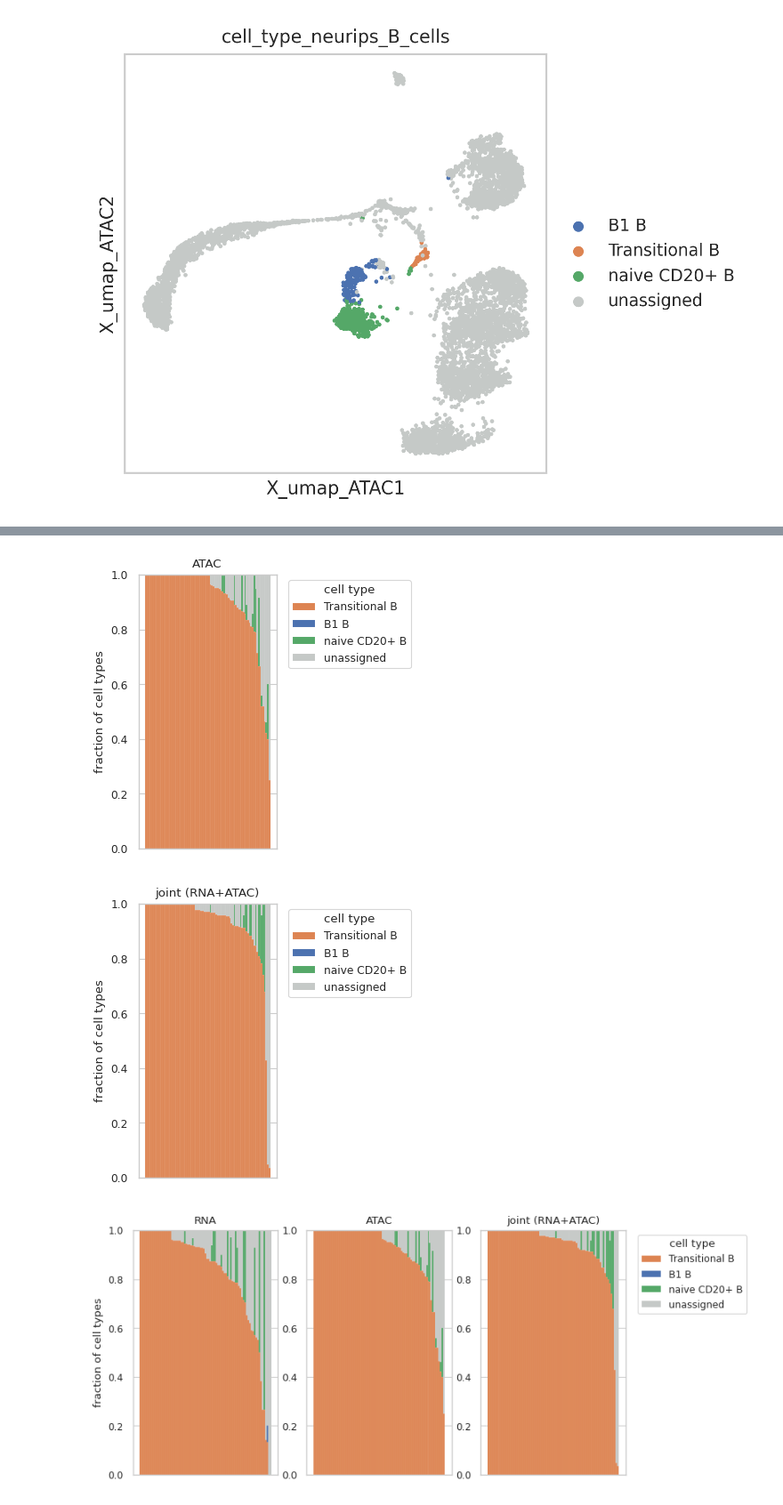
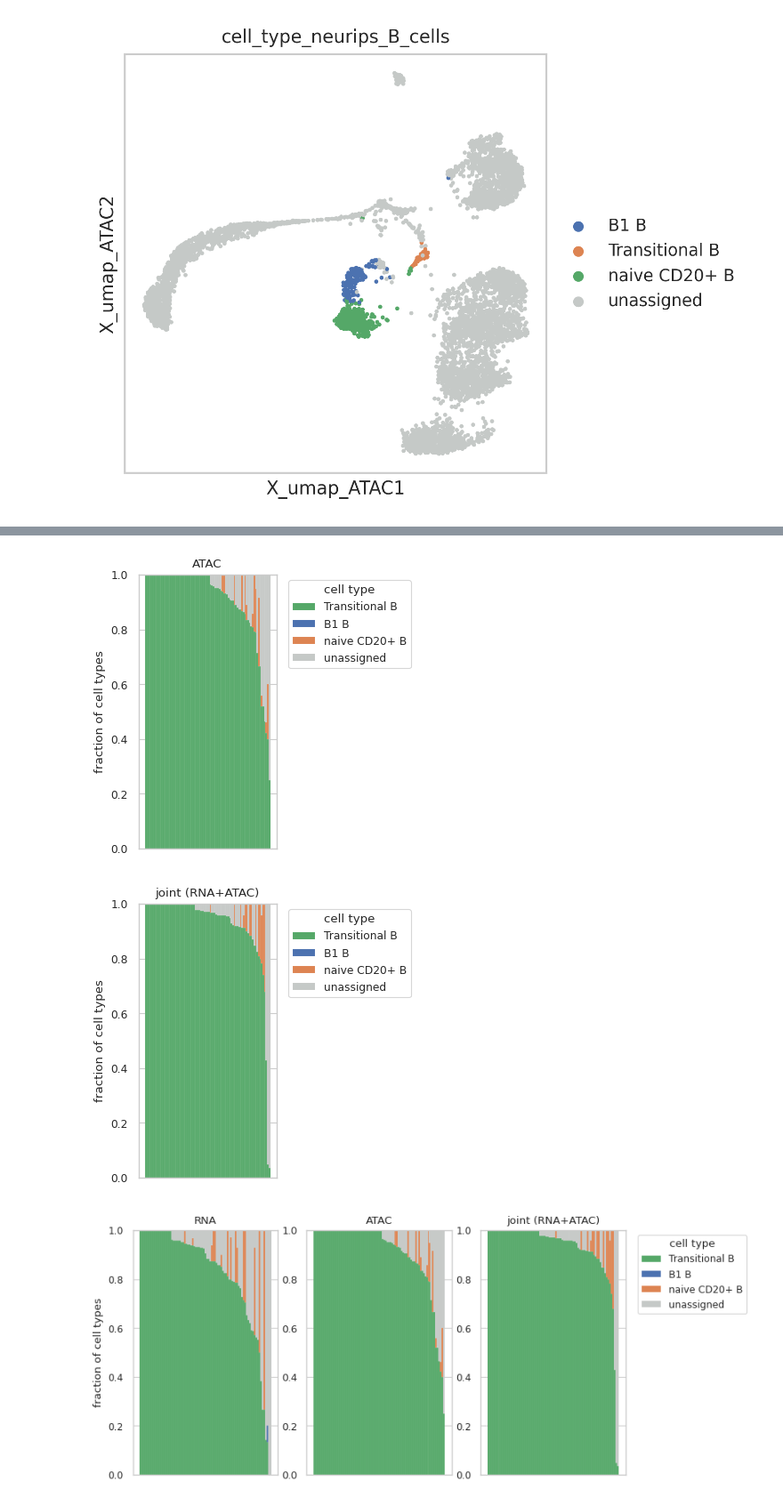
Before and after one commit to czbiohub-sf/celltype_annotation_tutorial, a Jupyter notebook: notebooks/Fig4S1_RNA_ATAC_celltype_distances.ipynb, the cells around one changed output, grey strips where cells are left out. Shown at 89% size. Drawn from its saved outputs; the diff is of its cells as text; code cells hidden in the pictures.

Commit message:
edited color palettes for the ATAC figure panels

```diff
--- a/notebooks/Fig4S1_RNA_ATAC_celltype_distances.ipynb
+++ b/notebooks/Fig4S1_RNA_ATAC_celltype_distances.ipynb
@@ -1349,9 +1306,9 @@ naiveCD20B = df_sorted.loc[:,"naive CD20+ B"].to_list()
 unassigned = df_sorted.loc[:,"unassigned"].to_list()
 
 fig, ax = plt.subplots(figsize=(2,4))
-ax.bar(df_sorted.index,transB, color="#dd8452", width=1,label="Transitional B", linewidth = 0.05)
+ax.bar(df_sorted.index,transB, color="#55a868", width=1,label="Transitional B", linewidth = 0.05)
 ax.bar(df_sorted.index, B1B, bottom=transB, color="#4c72b0", width=1, label="B1 B", linewidth = 0.05)
-ax.bar(df_sorted.index, naiveCD20B, bottom= [sum(x) for x in zip(transB, B1B)], color="#55a868", width=1,
+ax.bar(df_sorted.index, naiveCD20B, bottom= [sum(x) for x in zip(transB, B1B)], color="#dd8452", width=1,
        label="naive CD20+ B", linewidth = 0.05)
 ax.bar(df_sorted.index, unassigned,bottom = [sum(x) for x in zip(transB, B1B, naiveCD20B)],
        color="#C5C9C7", width=1, label="unassigned", linewidth = 0.05)
@@ -1363,7 +1320,7 @@ plt.savefig(figpath+"frac_B_subtypes_neighbors_ATAC_stacked_bars.pdf",
             dpi=300, bbox_inches="tight", pad_inches=0)
 plt.show()
 # %% [output]
-[figure, old version]
+[figure, new version]
 # %%
 df_sorted = df_frac_joint.sort_values('Transitional B', ascending=False)
 transB = df_sorted.loc[:,"Transitional B"].to_list()
@@ -1372,9 +1329,9 @@ naiveCD20B = df_sorted.loc[:,"naive CD20+ B"].to_list()
 unassigned = df_sorted.loc[:,"unassigned"].to_list()
 
 fig, ax = plt.subplots(figsize=(2,4))
-ax.bar(df_sorted.index,transB, color="#dd8452", width=1,label="Transitional B", linewidth = 0.05)
+ax.bar(df_sorted.index,transB, color="#55a868", width=1,label="Transitional B", linewidth = 0.05)
 ax.bar(df_sorted.index, B1B, bottom=transB, color="#4c72b0", width=1, label="B1 B", linewidth = 0.05)
-ax.bar(df_sorted.index, naiveCD20B, bottom= [sum(x) for x in zip(transB, B1B)], color="#55a868", width=1,
+ax.bar(df_sorted.index, naiveCD20B, bottom= [sum(x) for x in zip(transB, B1B)], color="#dd8452", width=1,
        label="naive CD20+ B", linewidth = 0.05)
 ax.bar(df_sorted.index, unassigned,bottom = [sum(x) for x in zip(transB, B1B, naiveCD20B)],
        color="#C5C9C7", width=1, label="unassigned", linewidth = 0.05)
@@ -1387,7 +1344,7 @@ plt.savefig(figpath+"frac_B_subtypes_neighbors_joint_stacked_bars.pdf",
             dpi=300, bbox_inches="tight", pad_inches=0)
 plt.show()
 # %% [output]
-[figure, old version]
+[figure, new version]
 # %%
 fig, axs = plt.subplots(1,3, figsize=(8,4))
 
@@ -1398,9 +1355,9 @@ B1B = df_sorted.loc[:,"B1 B"].to_list()
 naiveCD20B = df_sorted.loc[:,"naive CD20+ B"].to_list()
 unassigned = df_sorted.loc[:,"unassigned"].to_list()
 
-axs[0].bar(df_sorted.index,transB, color="#dd8452", width=1,label="Transitional B", linewidth = 0.05)
+axs[0].bar(df_sorted.index,transB, color="#55a868", width=1,label="Transitional B", linewidth = 0.05)
 axs[0].bar(df_sorted.index, B1B, bottom=transB, color="#4c72b0", width=1, label="B1 B", linewidth = 0.05)
-axs[0].bar(df_sorted.index, naiveCD20B, bottom= [sum(x) for x in zip(transB, B1B)], color="#55a868", width=1,
+axs[0].bar(df_sorted.index, naiveCD20B, bottom= [sum(x) for x in zip(transB, B1B)], color="#dd8452", width=1,
        label="naive CD20+ B", linewidth = 0.05)
 axs[0].bar(df_sorted.index, unassigned,bottom = [sum(x) for x in zip(transB, B1B, naiveCD20B)],
        color="#C5C9C7", width=1, label="unassigned", linewidth = 0.05)
@@ -1416,39 +1373,39 @@ B1B = df_sorted.loc[:,"B1 B"].to_list()
 naiveCD20B = df_sorted.loc[:,"naive CD20+ B"].to_list()
 unassigned = df_sorted.loc[:,"unassigned"].to_list()
 
-axs[1].bar(df_sorted.index,transB, color="#dd8452", width=1,label="Transitional B", linewidth = 0.05)
+axs[1].bar(df_sorted.index,transB, color="#55a868", width=1,label="Transitional B", linewidth = 0.05)
 axs[1].bar(df_sorted.index, B1B, bottom=transB, color="#4c72b0", width=1, label="B1 B", linewidth = 0.05)
-axs[1].bar(df_sorted.index, naiveCD20B, bottom= [sum(x) for x in zip(transB, B1B)], color="#55a868", width=1,
+axs[1].bar(df_sorted.index, naiveCD20B, bottom= [sum(x) for x in zip(transB, B1B)], color="#dd8452", width=1,
        label="naive CD20+ B", linewidth = 0.05)
 axs[1].bar(df_sorted.index, unassigned,bottom = [sum(x) for x in zip(transB, B1B, naiveCD20B)],
        color="#C5C9C7", width=1, label="unassigned", linewidth = 0.05)
 #ax = df_sorted.plot(kind="bar", stacked=True, width=1)
 #axs[1].set_ylabel("fraction of cell types")
 axs[1].set_xticklabels([])
 axs[1].set_title("ATAC")
 
 
 # joint
 df_sorted = df_frac_joint.sort_values('Transitional B', ascending=False)
 transB = df_sorted.loc[:,"Transitional B"].to_list()
 B1B = df_sorted.loc[:,"B1 B"].to_list()
 naiveCD20B = df_sorted.loc[:,"naive CD20+ B"].to_list()
 unassigned = df_sorted.loc[:,"unassigned"].to_list()
 
-axs[2].bar(df_sorted.index,transB, color="#dd8452", width=1,label="Transitional B", linewidth = 0.05)
+axs[2].bar(df_sorted.index,transB, color="#55a868", width=1,label="Transitional B", linewidth = 0.05)
 axs[2].bar(df_sorted.index, B1B, bottom=transB, color="#4c72b0", width=1, label="B1 B", linewidth = 0.05)
-axs[2].bar(df_sorted.index, naiveCD20B, bottom= [sum(x) for x in zip(transB, B1B)], color="#55a868", width=1,
+axs[2].bar(df_sorted.index, naiveCD20B, bottom= [sum(x) for x in zip(transB, B1B)], color="#dd8452", width=1,
        label="naive CD20+ B", linewidth = 0.05)
 axs[2].bar(df_sorted.index, unassigned,bottom = [sum(x) for x in zip(transB, B1B, naiveCD20B)],
        color="#C5C9C7", width=1, label="unassigned", linewidth = 0.05)
 #ax = df_sorted.plot(kind="bar", stacked=True, width=1)
 #axs[1].set_ylabel("fraction of cell types")
 axs[2].set_xticklabels([])
 axs[2].set_title("joint (RNA+ATAC)")
 axs[2].legend(title="cell type", bbox_to_anchor=(1.05,1), loc="upper left")
 
-plt.savefig(figpath+"frac_B_subtypes_neighbors_stacked_bars_combined.pdf",
+plt.savefig(figpath+"frac_neurips_B_subtypes_neighbors_stacked_bars_combined.pdf",
             dpi=300, bbox_inches="tight", pad_inches=0)
 plt.show()
 # %% [output]
-[figure, old version]
+[figure, new version]
```
Also changed, not shown: parts of 5 cells of this notebook, 4 other files.
